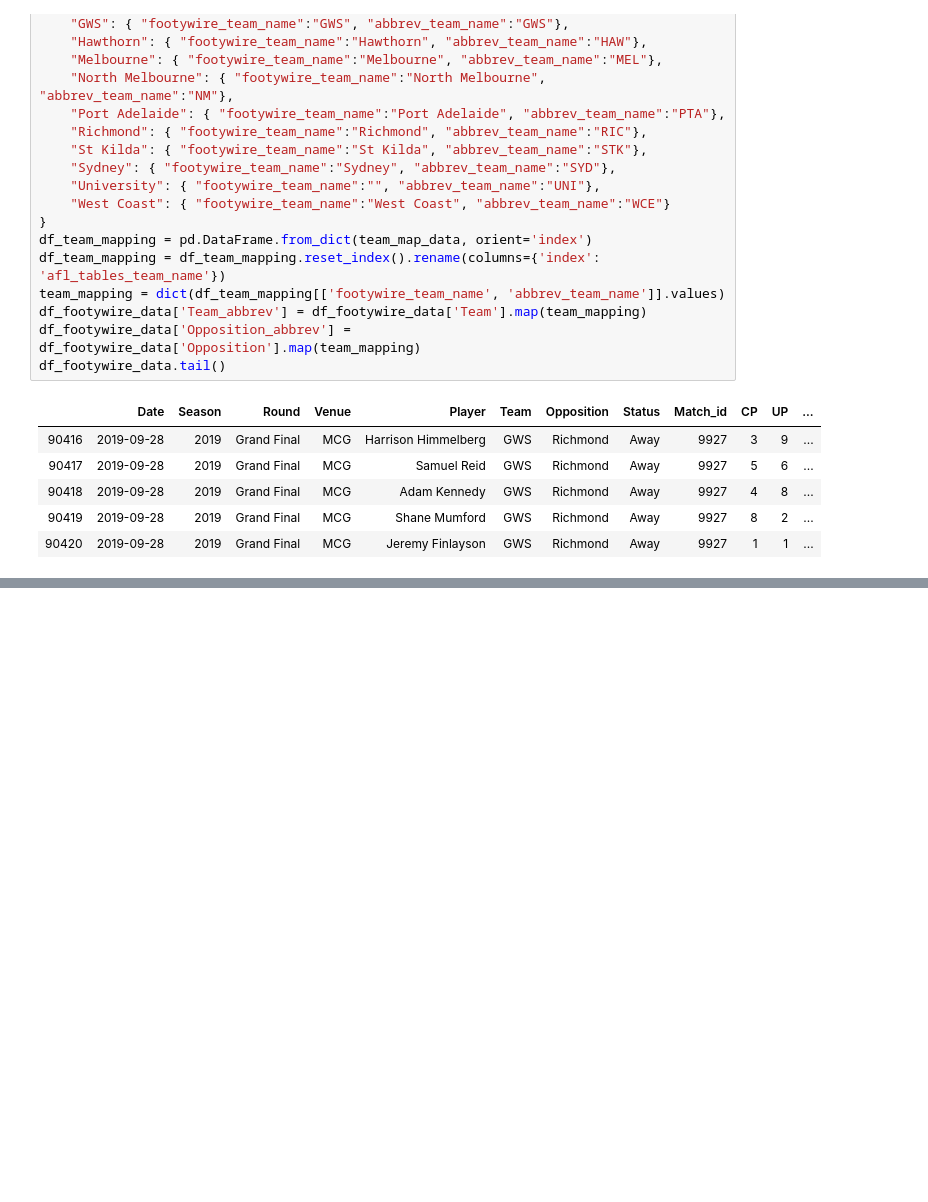
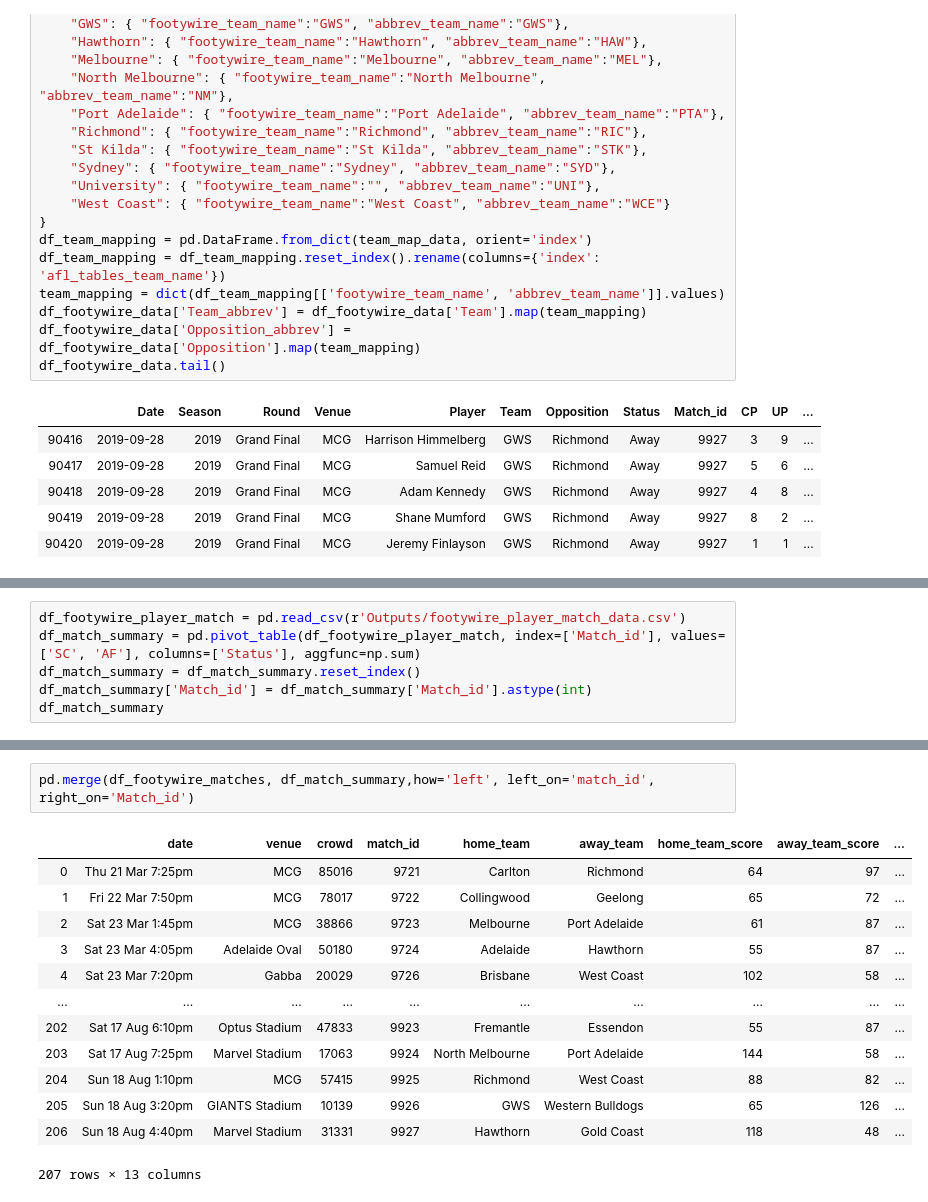
Before and after one commit to mark-richards/afl-eda, a Jupyter notebook: footywire-afl-eda.ipynb, the cells around one changed output, grey strips where cells are left out. Cells and saved outputs as stored; diff of their text form; blank space fills up the shorter version.

Commit message:
created dataframe to get match IDs and fantasy summed scores

```diff
--- a/footywire-afl-eda.ipynb
+++ b/footywire-afl-eda.ipynb
@@ -115,0 +210,6 @@ df_footywire_data.tail()
+# %%
+df_footywire_player_match = pd.read_csv(r'Outputs/footywire_player_match_data.csv')
+df_match_summary = pd.pivot_table(df_footywire_player_match, index=['Match_id'], values=['SC', 'AF'], columns=['Status'], aggfunc=np.sum)
+df_match_summary = df_match_summary.reset_index()
+df_match_summary['Match_id'] = df_match_summary['Match_id'].astype(int)
+df_match_summary
@@ -115,0 +231,16 @@ df_footywire_data.tail()
+# %%
+pd.merge(df_footywire_matches, df_match_summary,how='left', left_on='match_id', right_on='Match_id')
+# %% [output]
+|  | date | venue | crowd | match_id | home_team | away_team | home_team_score | away_team_score | ... |
+| 0 | Thu 21 Mar 7:25pm | MCG | 85016 | 9721 | Carlton | Richmond | 64 | 97 | ... |
+| 1 | Fri 22 Mar 7:50pm | MCG | 78017 | 9722 | Collingwood | Geelong | 65 | 72 | ... |
+| 2 | Sat 23 Mar 1:45pm | MCG | 38866 | 9723 | Melbourne | Port Adelaide | 61 | 87 | ... |
+| 3 | Sat 23 Mar 4:05pm | Adelaide Oval | 50180 | 9724 | Adelaide | Hawthorn | 55 | 87 | ... |
+| 4 | Sat 23 Mar 7:20pm | Gabba | 20029 | 9726 | Brisbane | West Coast | 102 | 58 | ... |
+| ... | ... | ... | ... | ... | ... | ... | ... | ... | ... |
+| 202 | Sat 17 Aug 6:10pm | Optus Stadium | 47833 | 9923 | Fremantle | Essendon | 55 | 87 | ... |
+| 203 | Sat 17 Aug 7:25pm | Marvel Stadium | 17063 | 9924 | North Melbourne | Port Adelaide | 144 | 58 | ... |
+| 204 | Sun 18 Aug 1:10pm | MCG | 57415 | 9925 | Richmond | West Coast | 88 | 82 | ... |
+| 205 | Sun 18 Aug 3:20pm | GIANTS Stadium | 10139 | 9926 | GWS | Western Bulldogs | 65 | 126 | ... |
+| 206 | Sun 18 Aug 4:40pm | Marvel Stadium | 31331 | 9927 | Hawthorn | Gold Coast | 118 | 48 | ... |
+207 rows × 13 columns
```
Also changed, not shown: parts of 2 cells of this notebook, 6 other files.
